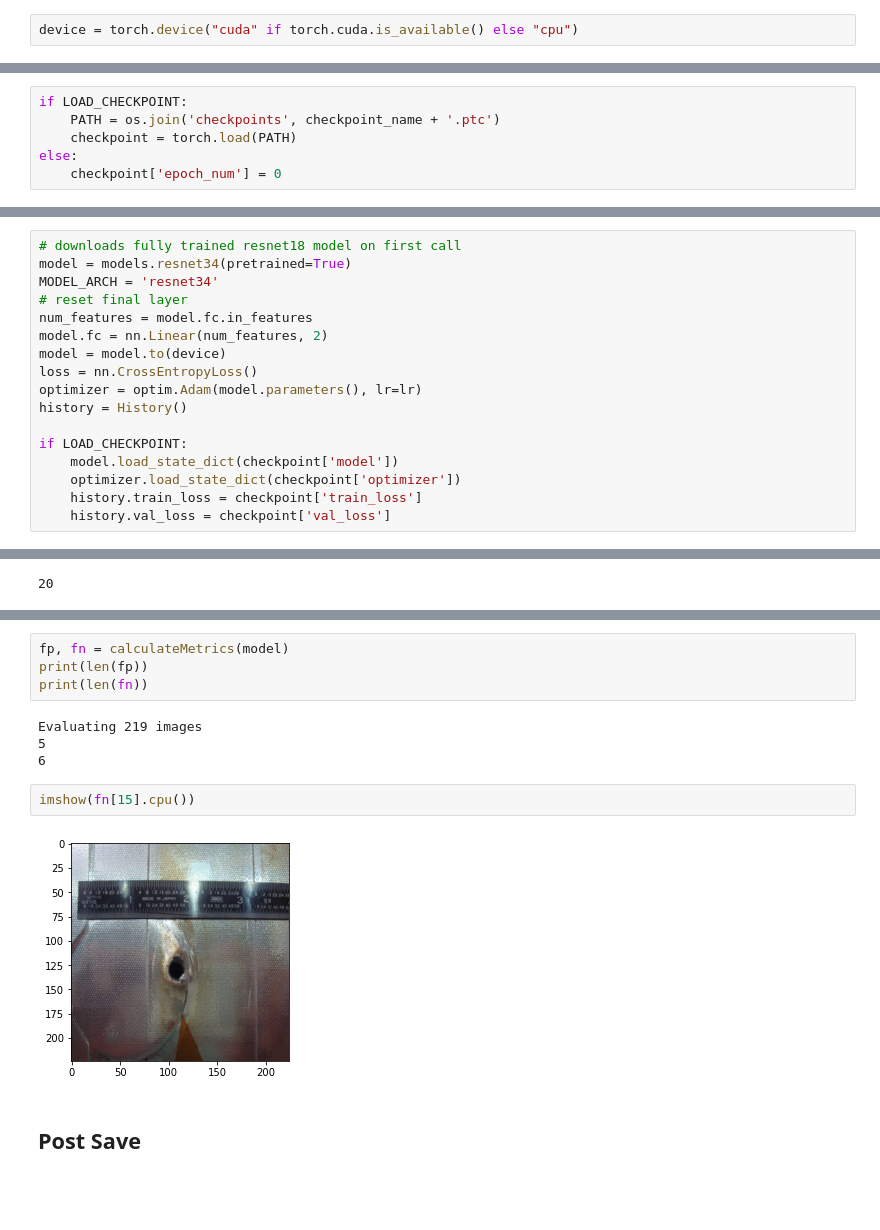
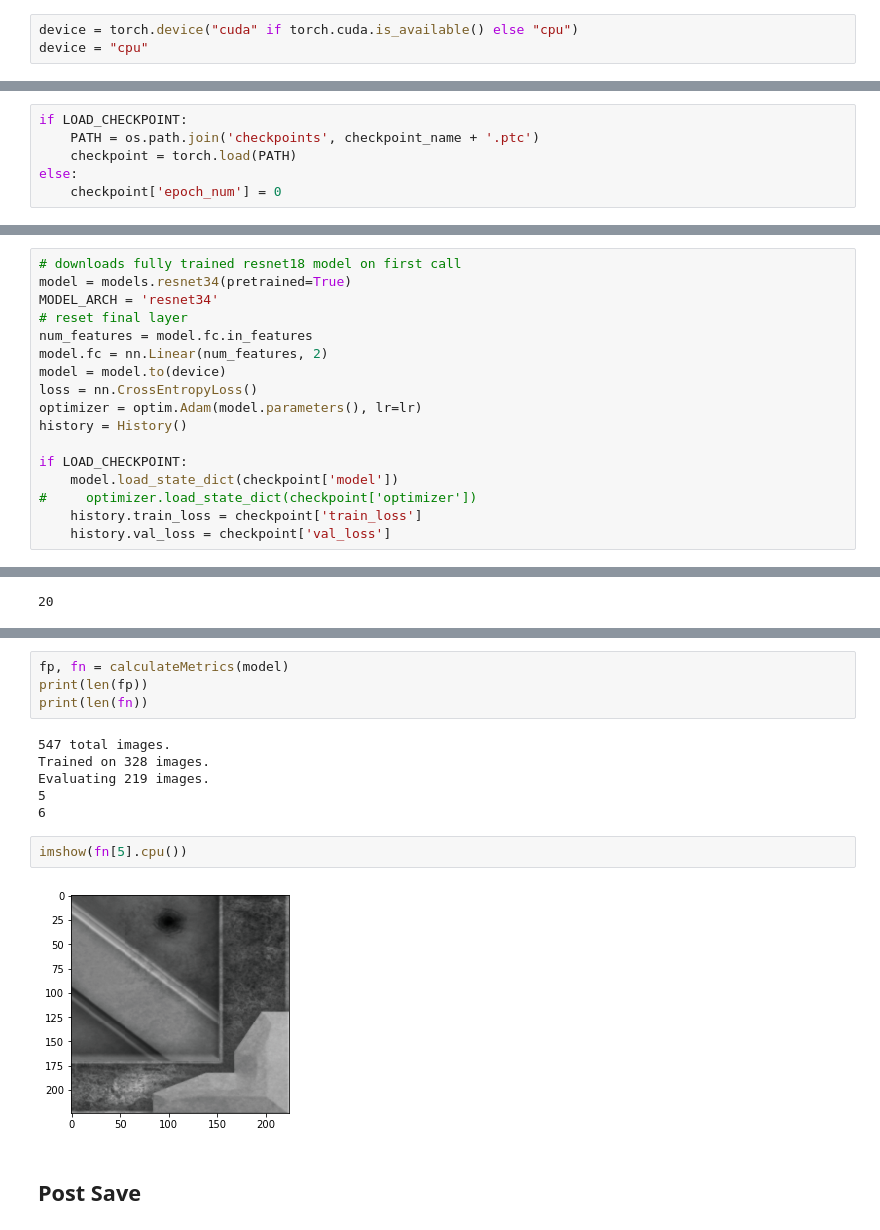
Before and after one commit to cSchubes/icbinbSpaceApps18, a Jupyter notebook: CNN/CNN.ipynb, the cells around one changed output, grey strips where cells are left out. Cells and saved outputs as stored; diff of their text form; blank space fills up the shorter version.

Commit message:
fix optimizer

```diff
--- a/CNN/CNN.ipynb
+++ b/CNN/CNN.ipynb
@@ -16,6 +16,7 @@ checkpoint_name = 'Adam_CrossEntropyLoss_20_resnet34_0.078_0.101'
 checkpoint = {}
 # %%
 device = torch.device("cuda" if torch.cuda.is_available() else "cpu")
+device = "cpu"
 # %% [markdown]
 ## Hyperparameters
 # %%
@@ -249,7 +252,7 @@ def save(model, optimzer, epoch_num, lossFunc, history, arch):
     torch.save(checkpoint, PATH)
 # %%
 if LOAD_CHECKPOINT:
-    PATH = os.join('checkpoints', checkpoint_name + '.ptc')
+    PATH = os.path.join('checkpoints', checkpoint_name + '.ptc')
     checkpoint = torch.load(PATH)
 else:
     checkpoint['epoch_num'] = 0
@@ -275,7 +278,7 @@ history = History()
 
 if LOAD_CHECKPOINT:
     model.load_state_dict(checkpoint['model'])
-    optimizer.load_state_dict(checkpoint['optimizer'])
+#     optimizer.load_state_dict(checkpoint['optimizer'])
     history.train_loss = checkpoint['train_loss']
     history.val_loss = checkpoint['val_loss']
 # %%
@@ -376,13 +378,15 @@ fp, fn = calculateMetrics(model)
 print(len(fp))
 print(len(fn))
 # %% [output]
-Evaluating 219 images
+547 total images.
+Trained on 328 images.
+Evaluating 219 images.
 5
 6
 # %%
-imshow(fn[15].cpu())
+imshow(fn[5].cpu())
 # %% [output]
-[figure, old version]
+[figure, new version]
 # %% [markdown]
 ## Post Save
 # %%
```
Also changed, not shown: parts of 9 cells of this notebook.
